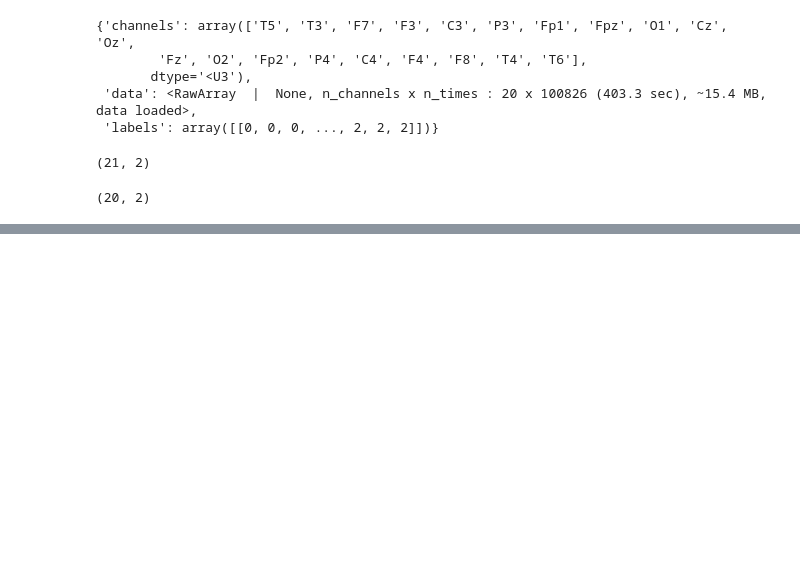
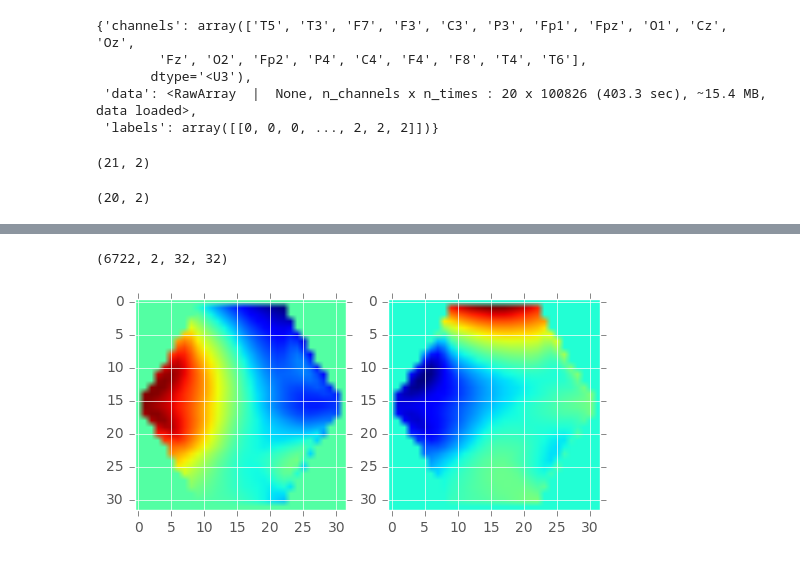
Before and after one commit to MulixBF/neurohack-2016-starterkit, a Jupyter notebook: task_2/Task 2 - Convolutional.ipynb, the cells around one changed output, grey strips where cells are left out. Saved outputs shown, nothing was run; the diff lists cells and outputs as text; code cells hidden in the pictures; blank space fills up the shorter version.

```diff
--- a/task_2/Task 2 - Convolutional.ipynb
+++ b/task_2/Task 2 - Convolutional.ipynb
@@ -429,13 +434,27 @@ def augment_EEG_image(image, stdMult, pca=False, n_components=2):
     return np.reshape(augData, data['featMat'].shape)
 # %%
 def process_subject_data(subject_data):
-    subject_df = subject_data['data'].to_data_frame(scale_time=1000)
-    subject_df['label'] = subject_data['labels'][0]
-    subject_df.index = pd.TimedeltaIndex(subject_df.index, unit='ms')
-    subject_df = subject_df.resample('100ms').mean()
-    features = subject_df.ix[:, subject_df.columns != 'label'].as_matrix()
+    eeg_data =  subject_data['data']
+    mu_waves = eeg_data.filter(9, 11)
+    beta_waves = eeg_data.filter(12.5, 30)
+
+    df_beta = beta_waves.to_data_frame(scale_time=1000)
+    df_mu = mu_waves.to_data_frame(scale_time=1000)
+
+    df = pd.concat([df_beta, df_mu], axis=1)
+
+    df['label'] = subject_data['labels'][0]
+    df.index = pd.TimedeltaIndex(df.index, unit='ms')
+
+    df = df.resample('60ms').mean()
+    features = df.ix[:, df.columns != 'label'].as_matrix()
+
+    used_electrodes_index = [c in subject_data['channels'] for c in montage_data.ch_names]
+    electrode_positions = pos2d[np.array(used_electrodes_index), :]
+
     X = gen_images(electrode_positions, features, img_size=32, augment=True, pca=True, n_components=2)
-    y = subject_df['label']
+    y = df['label'].apply(np.round).apply(int)
+
     return X, y
 # %%
 pos3d = montage_data.pos
@@ -478,7 +554,17 @@ Interpolating 2001/2213
-# %%
-def show_image(image):
-    pixel_data = np.apply_along_axis(np.asscalar, 2, image.transpose(1,2,0))
-    plt.imshow(pixel_data)
+# %%
+X_train.shape
+# %% [output]
+(6722, 2, 32, 32)
+# %%
+def show_image(image):
+    fig = plt.figure()
+    for i, channel in enumerate(image):
+        ax = fig.add_subplot(1, image.shape[0], i+1)
+        ax.imshow(channel)
+# %%
+show_image(X_train[123])
+# %% [output]
+[figure, added]
 # %%
 from keras.datasets import mnist
 from keras.models import Sequential
```
Also changed, not shown: parts of 5 cells of this notebook, 3 other files.
